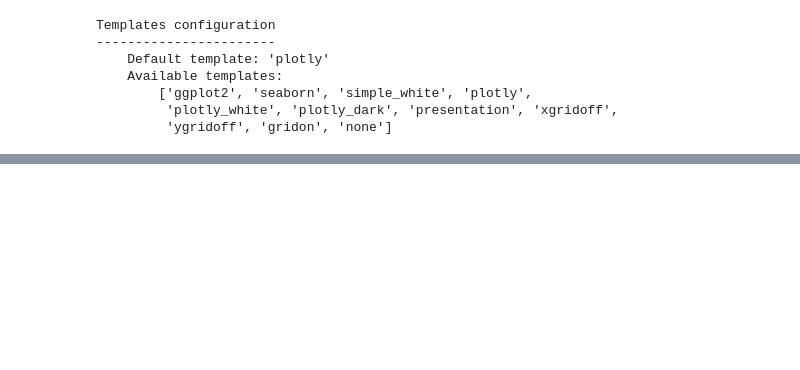
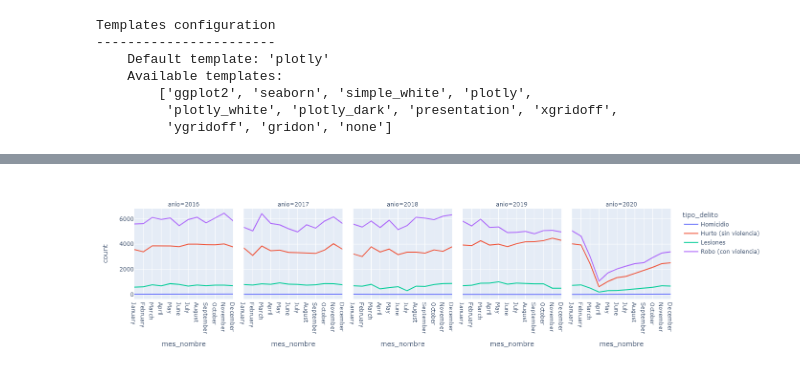
Before and after one commit to sebakirill/delincuencia_CABA, a Jupyter notebook: code/analisis_delitos_CABA.ipynb, the cells around one changed output, grey strips where cells are left out. Saved outputs shown, nothing was run; the diff lists cells and outputs as text; code cells hidden in the pictures; blank space fills up the shorter version.

```diff
--- a/code/analisis_delitos_CABA.ipynb
+++ b/code/analisis_delitos_CABA.ipynb
@@ -134,3 +112,4 @@ fig.show()
 # %%
-df_2020['comuna'].unique()
+df_mes_tipo = df.groupby(['anio','mes','mes_nombre', 'tipo_delito'])['tipo_delito'].count().reset_index(name = 'count')
+df_mes_tipo
 # %% [output]
@@ -138,0 +129,5 @@ array([15.,  7.,  3.,  1.,  8.,  2.,  5., 11., 13.,  9.,  6., 14., 10.,
+# %%
+fig = px.line(df_mes_tipo, x = 'mes_nombre', y = 'count', color = 'tipo_delito', facet_col = 'anio')
+fig.show()
+# %% [output]
+[figure, added]
```
Also changed, not shown: parts of 12 cells of this notebook.
